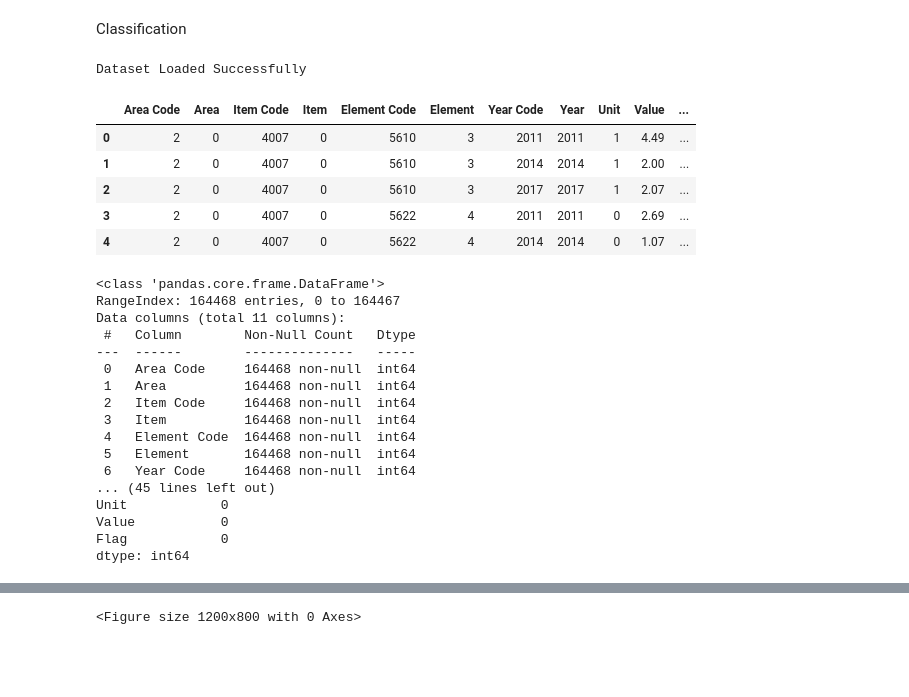
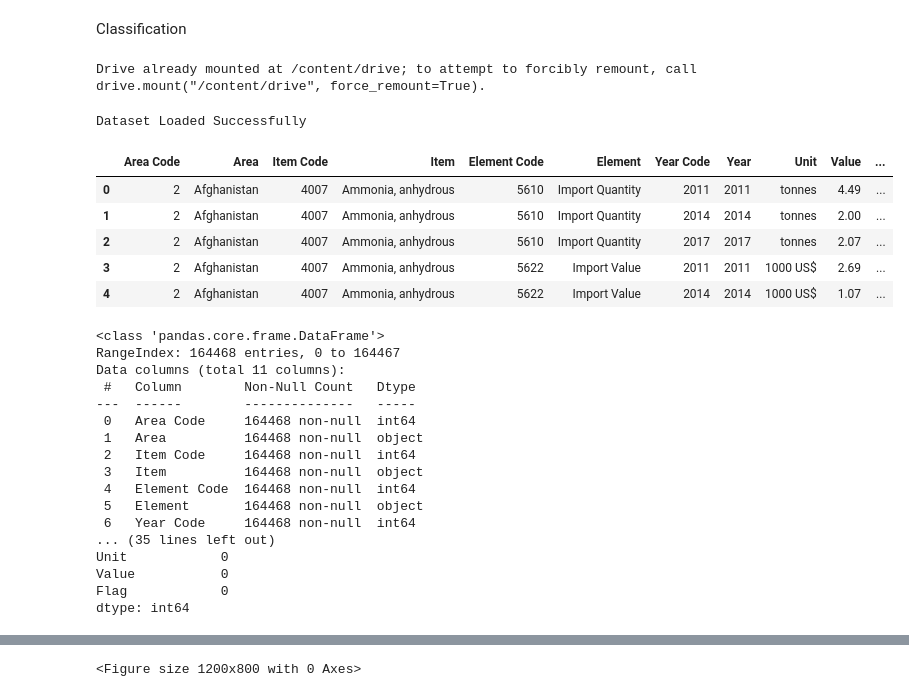
Before and after one commit to VuwanDesnake/AI-sem-5, a Jupyter notebook: Bhuwan_Basnet_2408849.ipynb, the cells around one changed output, grey strips where cells are left out. Cells and saved outputs as stored; diff of their text form; code cells hidden in the pictures; blank space fills up the shorter version.

```diff
--- a/Bhuwan_Basnet_2408849.ipynb
+++ b/Bhuwan_Basnet_2408849.ipynb
@@ -1,57 +3,76 @@
 # %% [markdown]
 Classification
+# %%
+from google.colab import drive
+drive.mount('/content/drive')
+# %% [output]
+Drive already mounted at /content/drive; to attempt to forcibly remount, call drive.mount("/content/drive", force_remount=True).
 # %%
 import pandas as pd
 import numpy as np
 import matplotlib.pyplot as plt
 import seaborn as sns
-from sklearn.model_selection import train_test_split, GridSearchCV, cross_val_score
+from sklearn.model_selection import train_test_split, GridSearchCV,cross_val_score
+from sklearn.preprocessing import StandardScaler, LabelEncoder
 from sklearn.linear_model import LogisticRegression
 from sklearn.tree import DecisionTreeClassifier
-from sklearn.metrics import accuracy_score, classification_report, confusion_matrix
+from sklearn.ensemble import RandomForestClassifier
+from sklearn.metrics import accuracy_score, classification_report,confusion_matrix, precision_score, recall_score, f1_score
+import pandas as pd
+import numpy as np
+import matplotlib.pyplot as plt
+import seaborn as sns
+from sklearn.model_selection import train_test_split, GridSearchCV,cross_val_score
+from sklearn.preprocessing import StandardScaler, LabelEncoder
+from sklearn.linear_model import LogisticRegression
+from sklearn.tree import DecisionTreeClassifier
+from sklearn.ensemble import RandomForestClassifier
+from sklearn.metrics import accuracy_score, classification_report,confusion_matrix, precision_score, recall_score, f1_score
 from sklearn.feature_selection import RFE
 
 # 1. Choosing a Dataset
 # Dataset: Global Fertilizer Usage Dataset (Modified for Classification)
 # Source: Kaggle (Created by Agricultural Research Group, 2022)
 # UNSDG Alignment: This dataset aligns with UNSDG 2 (Zero Hunger) as it helps analyze fertilizer usage trends.
 # Potential Questions:
 # - Can we classify countries based on their fertilizer usage patterns?
 # - What factors contribute to high or low fertilizer consumption?
 # - Can we predict whether a country's fertilizer usage is above or below average?
 
 dataset_path = "/content/drive/MyDrive/AI/FertilizersProduct.csv"
 print("Dataset Loaded Successfully")
 
+df = pd.read_csv(dataset_path, encoding='latin-1')
+
 # Initial Data Inspection
 display(df.head())
 print(df.info())
 print(df.describe())
 
 # Check for missing values
 print("Missing Values:")
 print(df.isnull().sum())
 # %% [output]
 Dataset Loaded Successfully
 |  | Area Code | Area | Item Code | Item | Element Code | Element | Year Code | Year | Unit | Value | ... |
-| 0 | 2 | 0 | 4007 | 0 | 5610 | 3 | 2011 | 2011 | 1 | 4.49 | ... |
-| 1 | 2 | 0 | 4007 | 0 | 5610 | 3 | 2014 | 2014 | 1 | 2.00 | ... |
-| 2 | 2 | 0 | 4007 | 0 | 5610 | 3 | 2017 | 2017 | 1 | 2.07 | ... |
-| 3 | 2 | 0 | 4007 | 0 | 5622 | 4 | 2011 | 2011 | 0 | 2.69 | ... |
-| 4 | 2 | 0 | 4007 | 0 | 5622 | 4 | 2014 | 2014 | 0 | 1.07 | ... |
+| 0 | 2 | Afghanistan | 4007 | Ammonia, anhydrous | 5610 | Import Quantity | 2011 | 2011 | tonnes | 4.49 | ... |
+| 1 | 2 | Afghanistan | 4007 | Ammonia, anhydrous | 5610 | Import Quantity | 2014 | 2014 | tonnes | 2.00 | ... |
+| 2 | 2 | Afghanistan | 4007 | Ammonia, anhydrous | 5610 | Import Quantity | 2017 | 2017 | tonnes | 2.07 | ... |
+| 3 | 2 | Afghanistan | 4007 | Ammonia, anhydrous | 5622 | Import Value | 2011 | 2011 | 1000 US$ | 2.69 | ... |
+| 4 | 2 | Afghanistan | 4007 | Ammonia, anhydrous | 5622 | Import Value | 2014 | 2014 | 1000 US$ | 1.07 | ... |
 <class 'pandas.core.frame.DataFrame'>
 RangeIndex: 164468 entries, 0 to 164467
 Data columns (total 11 columns):
  #   Column        Non-Null Count   Dtype
 ---  ------        --------------   -----
  0   Area Code     164468 non-null  int64
- 1   Area          164468 non-null  int64
+ 1   Area          164468 non-null  object
  2   Item Code     164468 non-null  int64
- 3   Item          164468 non-null  int64
+ 3   Item          164468 non-null  object
  4   Element Code  164468 non-null  int64
- 5   Element       164468 non-null  int64
+ 5   Element       164468 non-null  object
  6   Year Code     164468 non-null  int64
-... (45 lines left out)
+... (35 lines left out)
 Unit            0
 Value           0
 Flag            0
```
Also changed, not shown: parts of 8 cells of this notebook.
